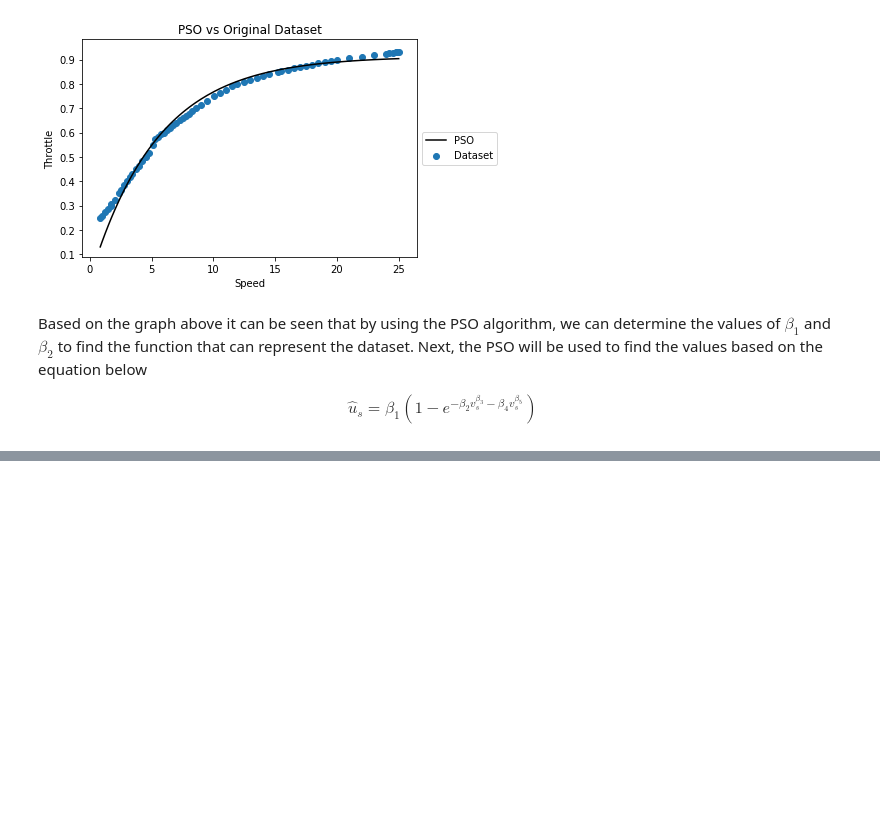
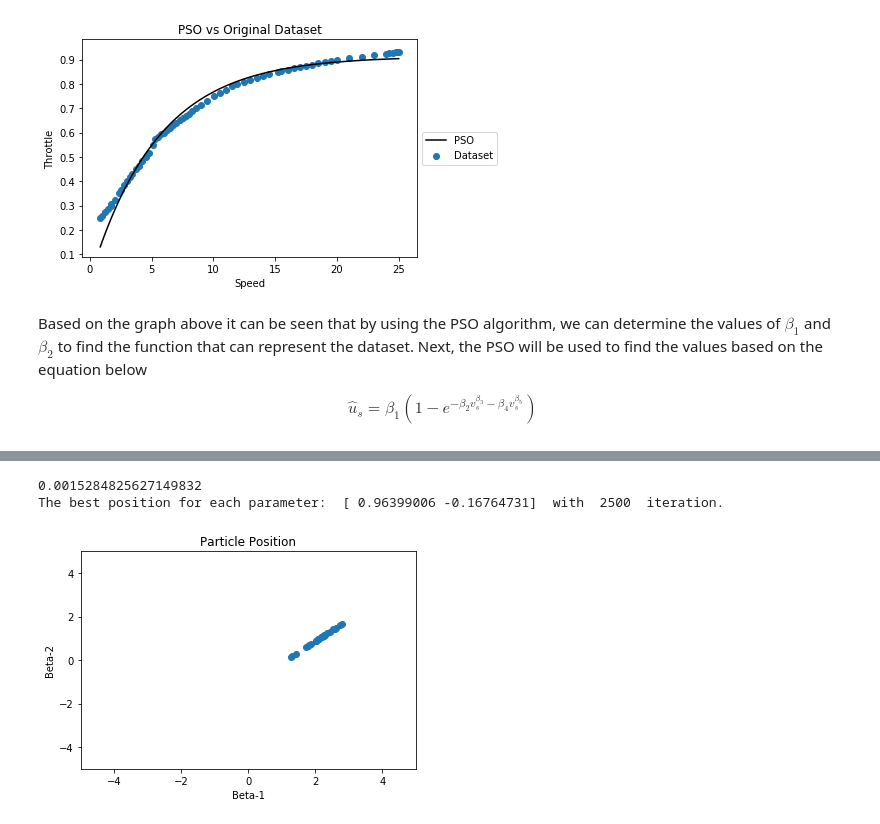
Before and after one commit to Vermillord/KP_Codes, a Jupyter notebook: KP_Notes.ipynb, the cells around one changed output, grey strips where cells are left out. Saved outputs shown, nothing was run; the diff lists cells and outputs as text; code cells hidden in the pictures; blank space fills up the shorter version.

```diff
--- a/KP_Notes.ipynb
+++ b/KP_Notes.ipynb
@@ -812 +1068,16 @@ The best position for each parameter:  [ 0.9365138   0.20186336 -0.07481093  0.1
+# %%
+pva, gpa = APSO(ev_func, 2, 25, 1, 2500)
+# %% [output]
+0.0015284825627149832
+The best position for each parameter:  [ 0.96399006 -0.16764731]  with  2500  iteration.
+# %%
+plt.title("Particle Position")
+plt.xlabel("Beta-1")
+plt.xlim(-5,5)
+plt.ylabel("Beta-2")
+plt.ylim(-5,5)
+plt.scatter(pva[:,0], pva[:,1])
+plt.show()
+# %% [output]
+[figure, added]
 # %%
```
Also changed, not shown: parts of 29 cells of this notebook.
